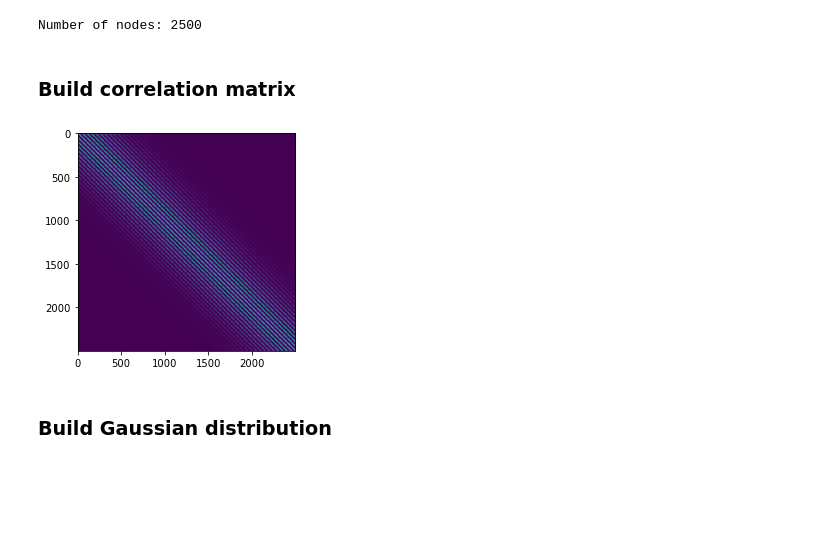
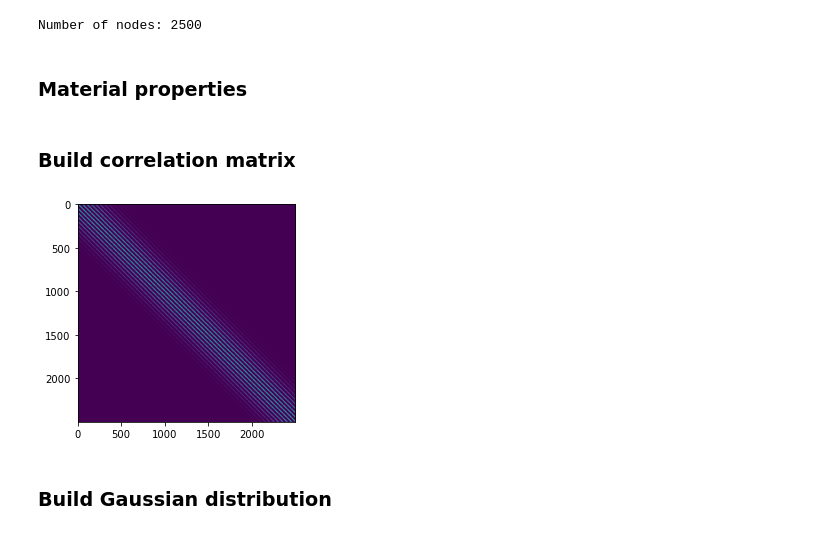
Before and after one commit to mark-hobbs/pyrf, a Jupyter notebook: Random_field_generation.ipynb, the cells around one changed output. Drawn from its saved outputs; the diff is of its cells as text; code cells hidden in the pictures; blank space fills up the shorter version.

```diff
--- a/Random_field_generation.ipynb
+++ b/Random_field_generation.ipynb
@@ -19,3 +19,5 @@ from src.probability_distribution import Gaussian, LogNormal
 x = build_mesh(5e-3, 50, 50)
 # %% [output]
 Number of nodes: 2500
+# %% [markdown]
+### Material properties
@@ -26,15 +32,15 @@ Number of nodes: 2500
 # C = jcss.build_correlation_matrix(x)
 # jcss.visualise(C)
 # %%
-# gc = GaussianCovariance(25)
-# C = gc.build_correlation_matrix(x)
-# gc.visualise(C)
+gc = GaussianCovariance(lc)
+C = gc.build_correlation_matrix(x)
+gc.visualise(C)
+# %% [output]
+[figure, added]
 # %%
-matern = Matern(25, nu=3/2)
-C = matern.build_correlation_matrix(x)
-matern.visualise(C)
+# matern = Matern(lc, nu=5/2)
+# C = matern.build_correlation_matrix(x)
+# matern.visualise(C)
-# %% [output]
-[figure, removed]
 # %% [markdown]
 ### Build Gaussian distribution
 # %%
```
Also changed, not shown: parts of 4 cells of this notebook, 2 other files.
